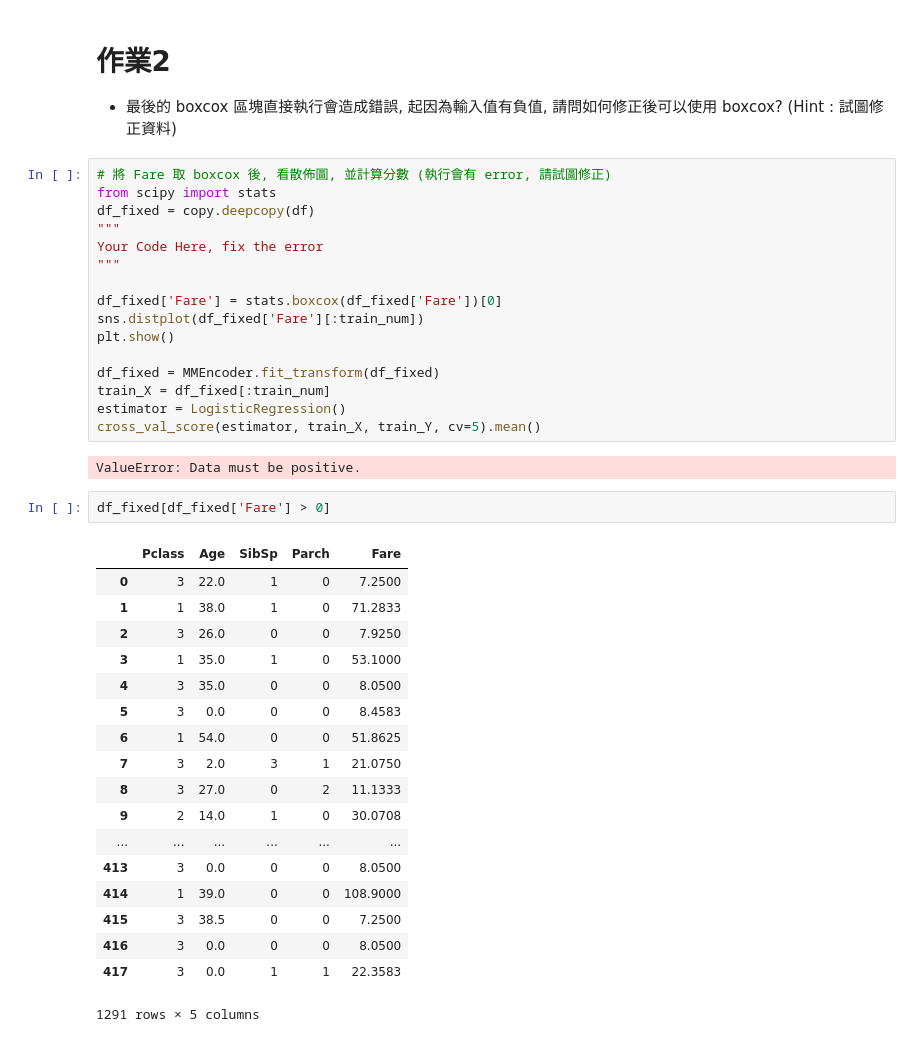
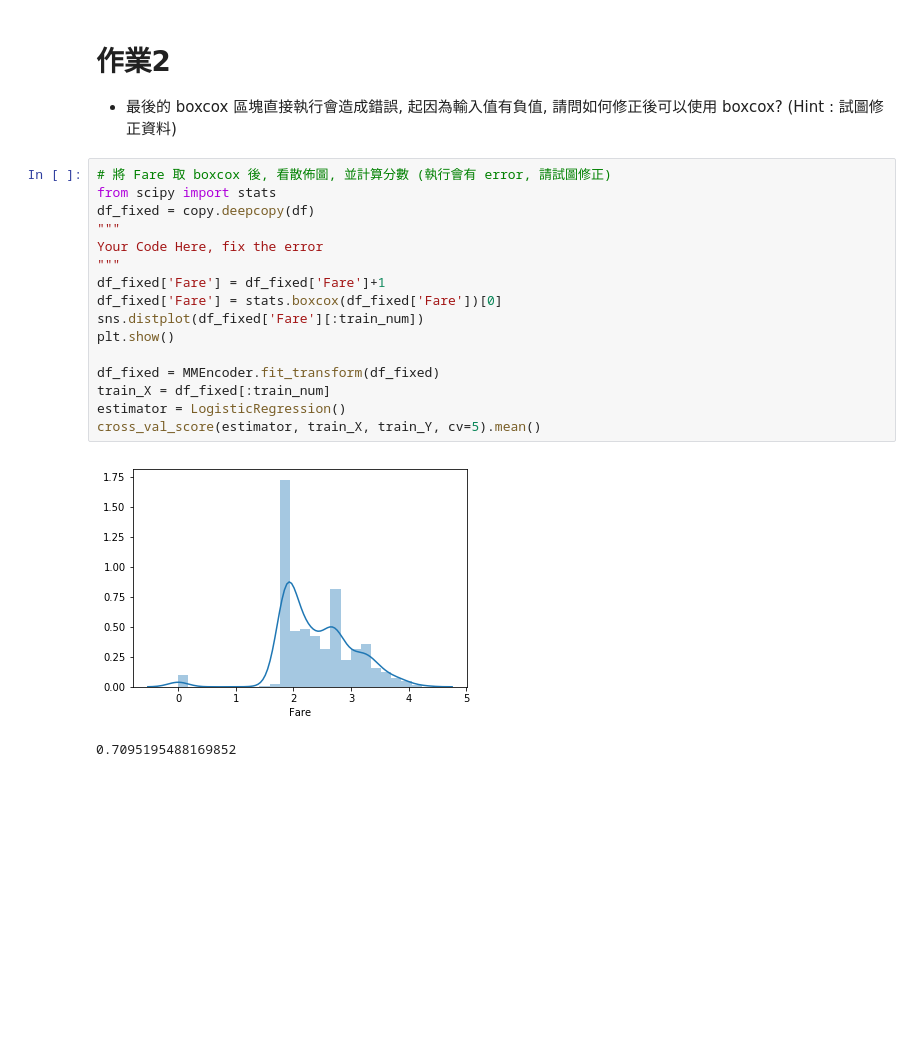
Before and after one commit to s111100001/ML100Days, a Jupyter notebook: homework/Day_023_HW.ipynb, the cells around one changed output. Saved outputs shown, nothing was run; the diff lists cells and outputs as text; blank space fills up the shorter version.

```diff
--- a/homework/Day_023_HW.ipynb
+++ b/homework/Day_023_HW.ipynb
@@ -99,39 +99,19 @@ cross_val_score(estimator, train_X, train_Y, cv=5).mean()
 # %%
 # 將 Fare 取 boxcox 後, 看散佈圖, 並計算分數 (執行會有 error, 請試圖修正)
 from scipy import stats
 df_fixed = copy.deepcopy(df)
 """
 Your Code Here, fix the error
 """
-
+df_fixed['Fare'] = df_fixed['Fare']+1
 df_fixed['Fare'] = stats.boxcox(df_fixed['Fare'])[0]
 sns.distplot(df_fixed['Fare'][:train_num])
 plt.show()
 
 df_fixed = MMEncoder.fit_transform(df_fixed)
 train_X = df_fixed[:train_num]
 estimator = LogisticRegression()
 cross_val_score(estimator, train_X, train_Y, cv=5).mean()
 # %% [output]
+[figure, added]
-ValueError: Data must be positive.
+0.7095195488169852
-# %%
-df_fixed[df_fixed['Fare'] > 0]
-# %% [output]
-|  | Pclass | Age | SibSp | Parch | Fare |
-| 0 | 3 | 22.0 | 1 | 0 | 7.2500 |
-| 1 | 1 | 38.0 | 1 | 0 | 71.2833 |
-| 2 | 3 | 26.0 | 0 | 0 | 7.9250 |
-| 3 | 1 | 35.0 | 1 | 0 | 53.1000 |
-| 4 | 3 | 35.0 | 0 | 0 | 8.0500 |
-| 5 | 3 | 0.0 | 0 | 0 | 8.4583 |
-| 6 | 1 | 54.0 | 0 | 0 | 51.8625 |
-| 7 | 3 | 2.0 | 3 | 1 | 21.0750 |
-| 8 | 3 | 27.0 | 0 | 2 | 11.1333 |
-| 9 | 2 | 14.0 | 1 | 0 | 30.0708 |
-| ... | ... | ... | ... | ... | ... |
-| 413 | 3 | 0.0 | 0 | 0 | 8.0500 |
-| 414 | 1 | 39.0 | 0 | 0 | 108.9000 |
-| 415 | 3 | 38.5 | 0 | 0 | 7.2500 |
-| 416 | 3 | 0.0 | 0 | 0 | 8.0500 |
-| 417 | 3 | 0.0 | 1 | 1 | 22.3583 |
-1291 rows × 5 columns
```
Also changed, not shown: parts of 1 cell of this notebook.
